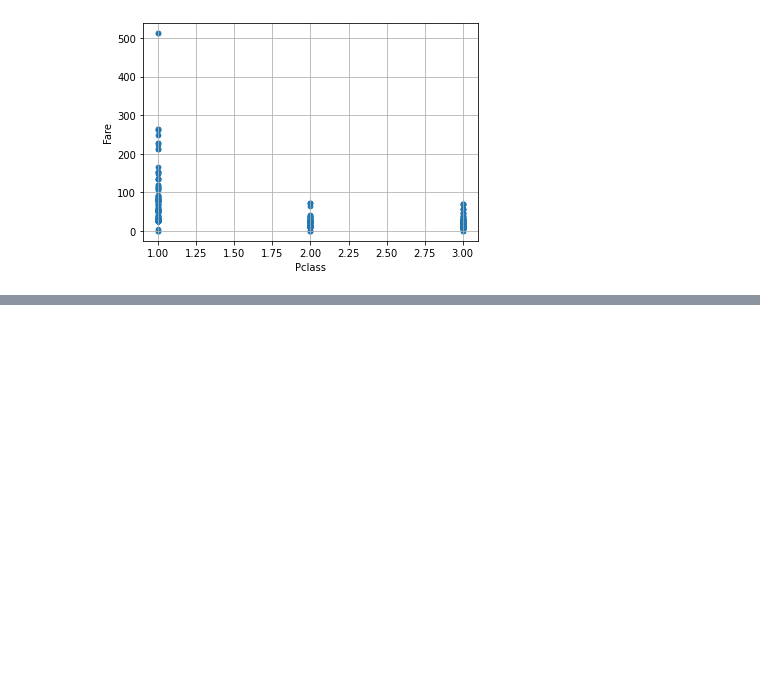
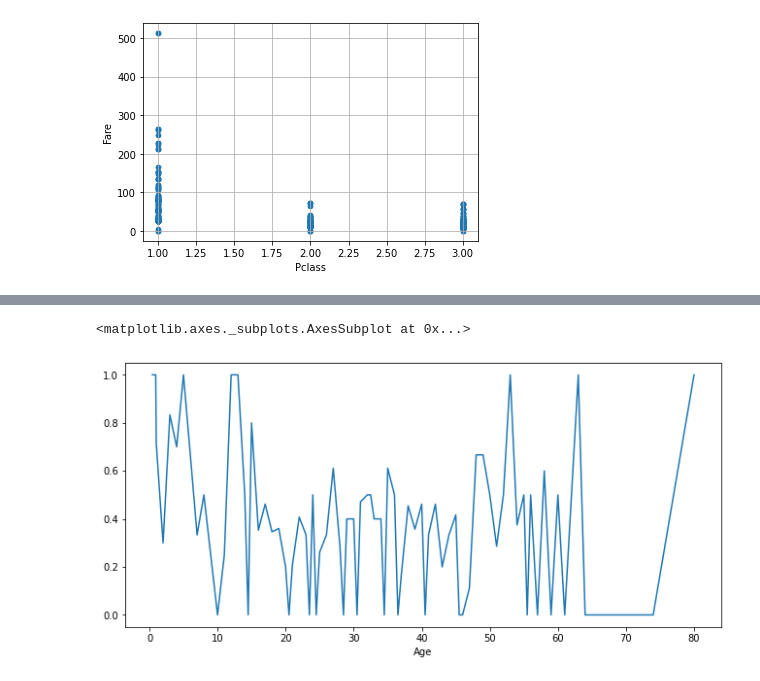
Before and after one commit to wodnjse/machine-learning, a Jupyter notebook: machine_learning_titanic_01.ipynb, the cells around one changed output, grey strips where cells are left out. Cells and saved outputs as stored; diff of their text form; code cells hidden in the pictures; blank space fills up the shorter version.

```diff
--- a/machine_learning_titanic_01.ipynb
+++ b/machine_learning_titanic_01.ipynb
@@ -107,0 +131,9 @@ data.plot(x="Pclass", y="Fare", kind='scatter', grid=True)
+# %%
+# 나이 속성을 그룹으로 묶어서 평균 계산
+# 선 그래프로 시각화
+data.groupby("Age").mean()["Survived"].plot(figsize=(11,5)) # figsize=(가로 길이,세로 길이)
+
+# 분석 결과 연령별 분포가 많았던 20대에서 40대 사이는 생존율이 상대적으로 낮음
+# %% [output]
+<matplotlib.axes._subplots.AxesSubplot at 0x...>
+[figure, added]
```
Also changed, not shown: parts of 4 cells of this notebook.
